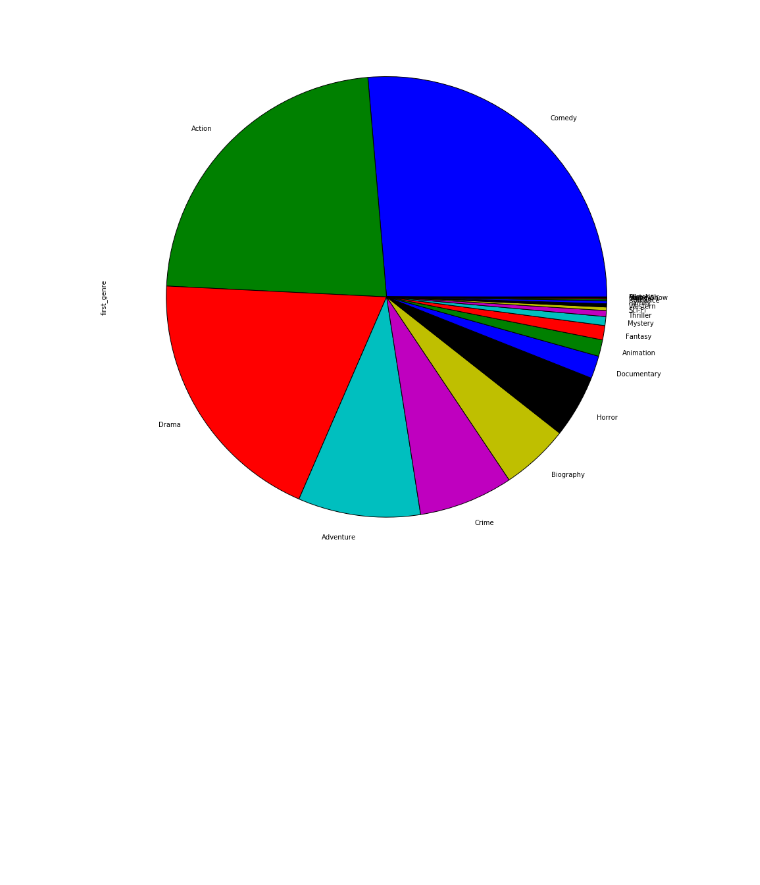
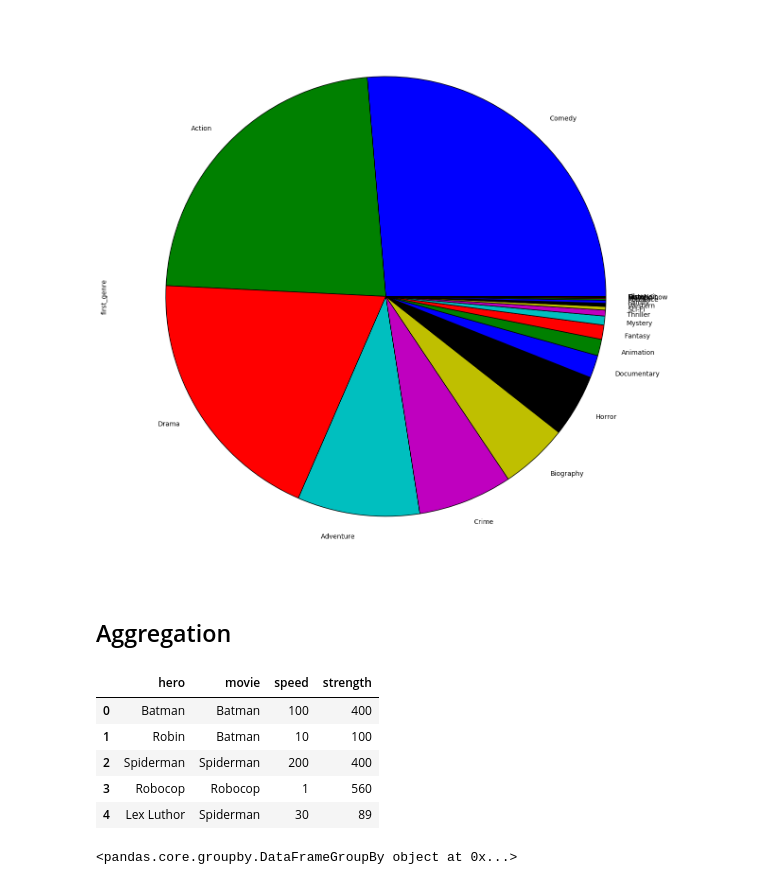
Before and after one commit to grechut/first-steps-with-pandas, a Jupyter notebook: pyconpl-workshop/first-steps-with-pandas-with-solutions.ipynb, the cells around one changed output. Saved outputs shown, nothing was run; the diff lists cells and outputs as text; code cells hidden in the pictures; blank space fills up the shorter version.

```diff
--- a/pyconpl-workshop/first-steps-with-pandas-with-solutions.ipynb
+++ b/pyconpl-workshop/first-steps-with-pandas-with-solutions.ipynb
@@ -940,3 +940,24 @@ movies['first_genre'].value_counts().plot(
 # %% [output]
 <matplotlib.axes._subplots.AxesSubplot at 0x...>
 [figure]
+# %% [markdown]
+## Aggregation
+# %%
+movie_heroes = pd.DataFrame({
+    'hero': ['Batman', 'Robin', 'Spiderman', 'Robocop', 'Lex Luthor'],
+    'movie': ['Batman', 'Batman', 'Spiderman', 'Robocop', 'Spiderman'],
+    'strength': [400, 100, 400, 560, 89],
+    'speed': [100, 10, 200, 1, 30],
+})
+movie_heroes
+# %% [output]
+|  | hero | movie | speed | strength |
+| 0 | Batman | Batman | 100 | 400 |
+| 1 | Robin | Batman | 10 | 100 |
+| 2 | Spiderman | Spiderman | 200 | 400 |
+| 3 | Robocop | Robocop | 1 | 560 |
+| 4 | Lex Luthor | Spiderman | 30 | 89 |
+# %%
+movie_heroes.groupby('movie')
+# %% [output]
+<pandas.core.groupby.DataFrameGroupBy object at 0x...>
```
Also changed, not shown: parts of 36 cells of this notebook.
